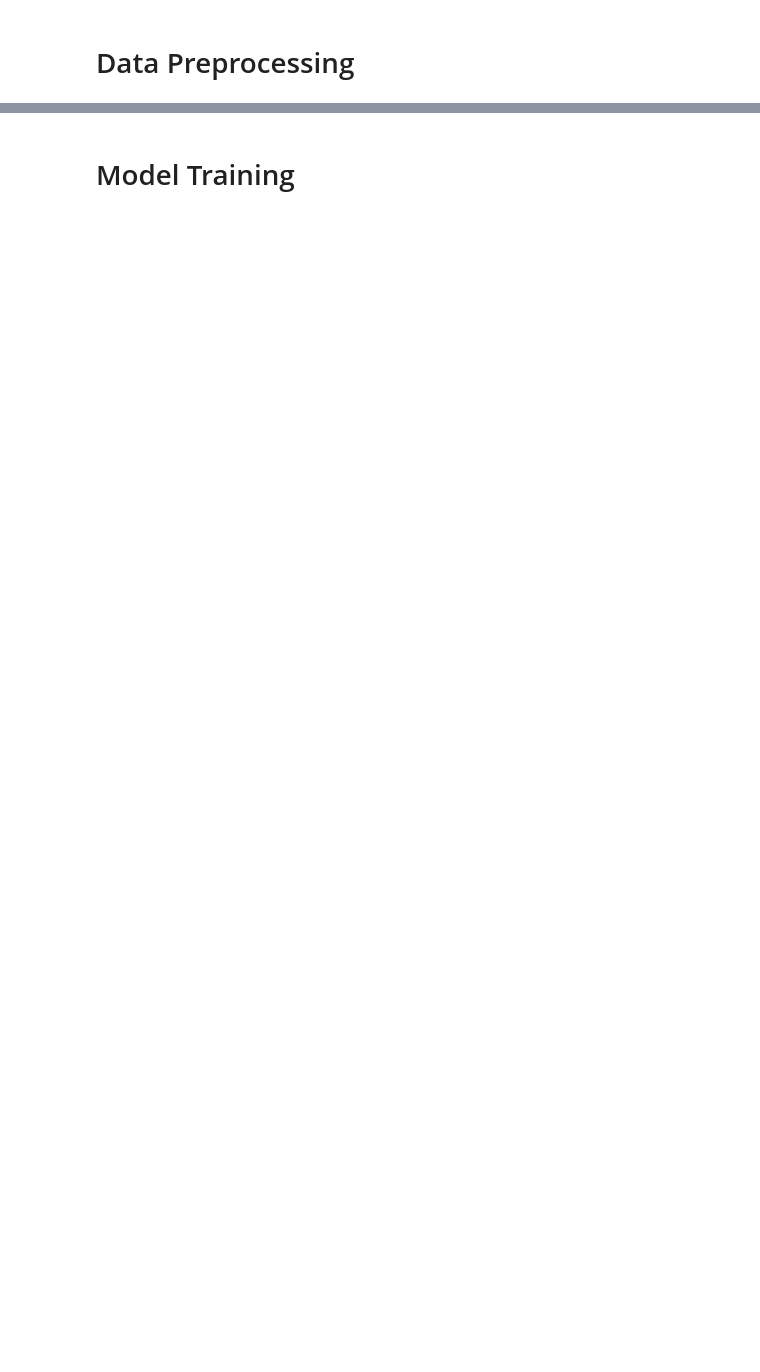
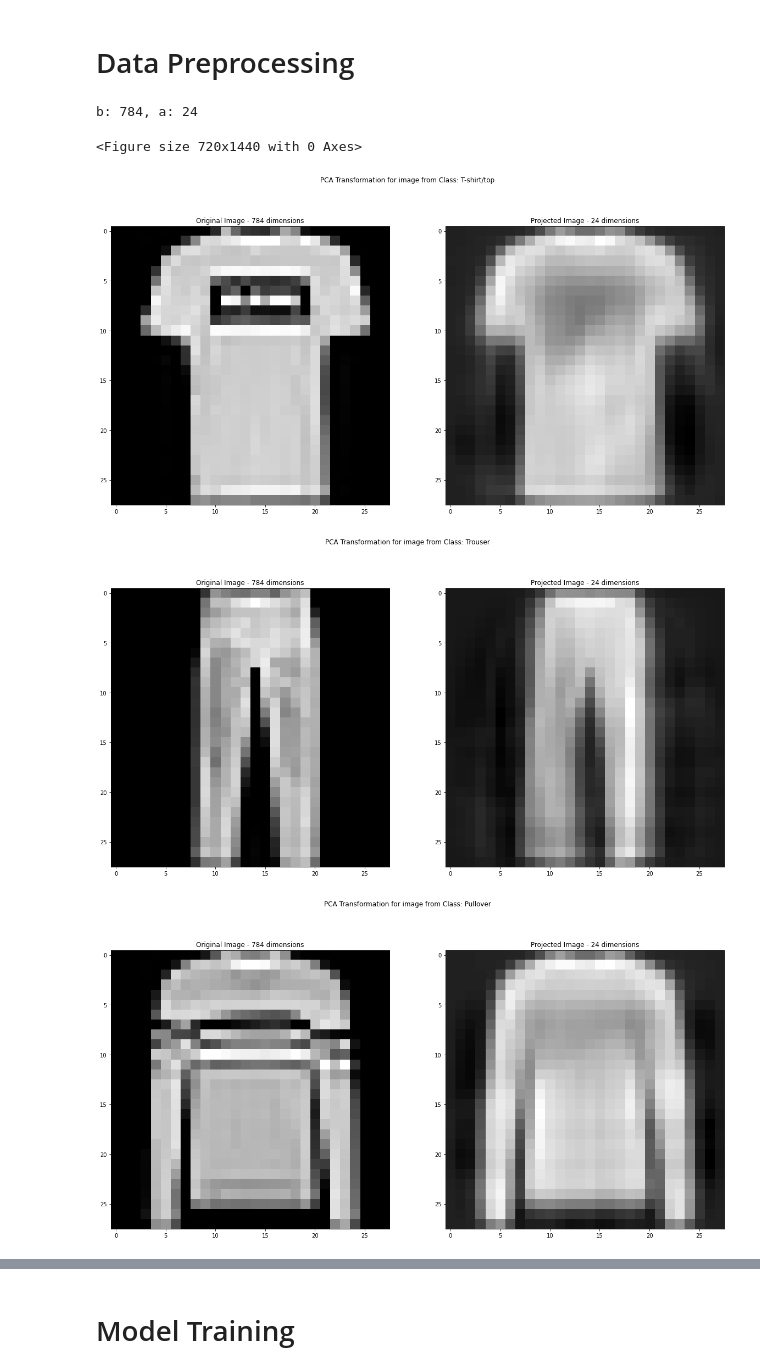
Before and after one commit to nolankurylo/AI-MNIST-Pipeline, a Jupyter notebook: main.ipynb, the cells around one changed output, grey strips where cells are left out. Cells and saved outputs as stored; diff of their text form; code cells hidden in the pictures; blank space fills up the shorter version.

```diff
--- a/main.ipynb
+++ b/main.ipynb
@@ -32,9 +59,15 @@ y_test = pd.read_csv("data/y_test.csv")
 # %% [markdown]
 # Data Preprocessing
 # %%
-# preprocessor = DataPreprocessing()
-#
-# X_train_pca, X_test_pca = preprocessor.dimensionality_reduction(X_train, X_test, 0.8)
-# print(f"b: {preprocessor.num_components_before}, a: {preprocessor.num_components_after}")
-# preprocessor.plot(X_train, X_train_pca, y_train, plot_type='pca_images')
-# preprocessor.plot(plot_type="eigenfaces")
+preprocessor = DataPreprocessing()
+
+X_train_pca, X_test_pca = preprocessor.dimensionality_reduction(X_train, X_test, 0.8)
+print(f"b: {preprocessor.num_components_before}, a: {preprocessor.num_components_after}")
+preprocessor.plot(X_train, X_train_pca, y_train, plot_type='pca_images')
+preprocessor.plot(plot_type="eigenfaces")
+# %% [output]
+b: 784, a: 24
+<Figure size 720x1440 with 0 Axes>
+[figure, added]
+[figure, added]
+[figure, added]
```
Also changed, not shown: parts of 6 cells of this notebook, 6 other files.
